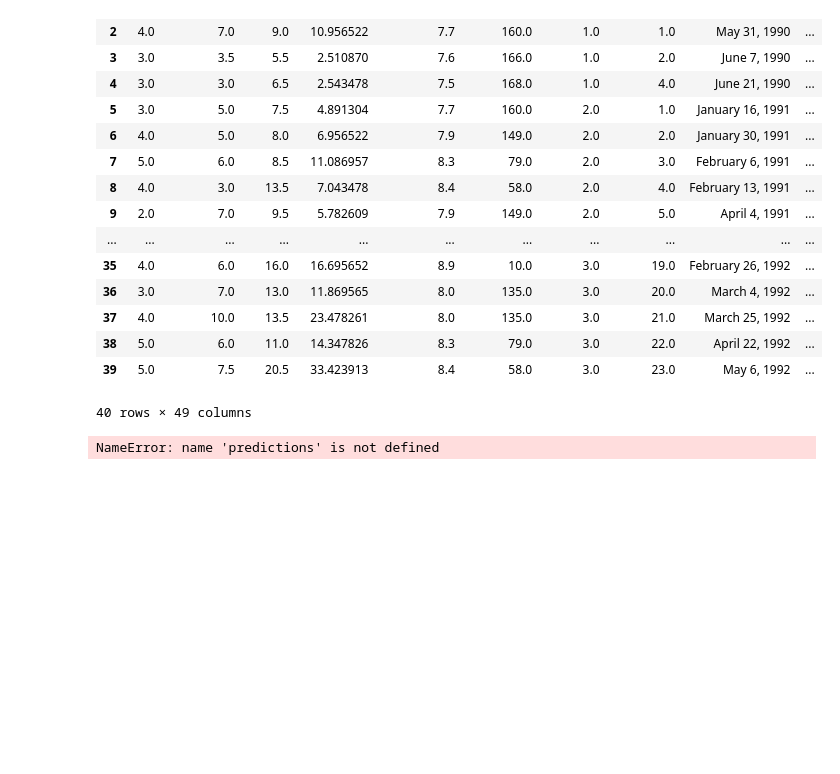
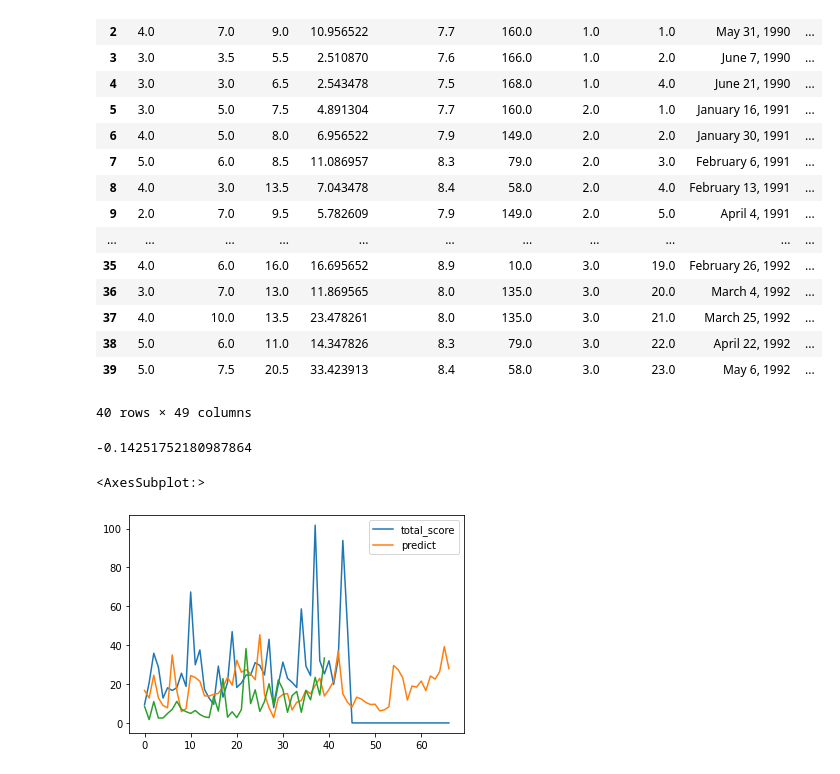
Before and after one commit to kevin-mal-smith/seinfeld, a Jupyter notebook: seinfeld_acquire.ipynb, the cells around one changed output. Cells and saved outputs as stored; diff of their text form; code cells hidden in the pictures; blank space fills up the shorter version.

Commit message:
data cleaning

```diff
--- a/seinfeld_acquire.ipynb
+++ b/seinfeld_acquire.ipynb
@@ -435,21 +435,24 @@ train
 | 39 | 5.0 | 7.5 | 20.5 | 33.423913 | 8.4 | 58.0 | 3.0 | 23.0 | May 6, 1992 | ... |
 40 rows × 49 columns
 # %%
-x_train = train.drop(columns=['plot','quotability','laughs','total_score'])
+x_train = train.drop(columns=['plot','quotability','laughs','total_score','airdate'])
 y_train = train.total_score
-x_validate = validate.drop(columns=['plot','quotability','laughs','total_score'])
+x_validate = validate.drop(columns=['plot','quotability','laughs','total_score','airdate'])
 y_validate = validate.total_score
 # %%
-#regr = MLPRegressor( max_iter=1500).fit(x_train, y_train)
+regr = MLPRegressor( max_iter=1500).fit(x_train, y_train)
 # %%
-#predictions=pd.DataFrame(regr.predict(x_validate),columns=['predict'])
-#regr.score(x_validate,y_validate)
+predictions=pd.DataFrame(regr.predict(x_validate),columns=['predict'])
+regr.score(x_validate,y_validate)
+# %% [output]
+-0.14251752180987864
 # %%
-#y_validate=pd.concat([y_validate.reset_index(),predictions],axis=1)
+y_validate=pd.concat([y_validate.reset_index(),predictions],axis=1)
-# %% [output]
-NameError: name 'predictions' is not defined
 # %%
-#y_validate.drop(columns='index').plot()
-#y_train.plot()
+y_validate.drop(columns='index').plot()
+y_train.plot()
+# %% [output]
+<AxesSubplot:>
+[figure, added]
 # %%
 seinfeld.total_score.plot()
```
Also changed, not shown: parts of 19 cells of this notebook.
